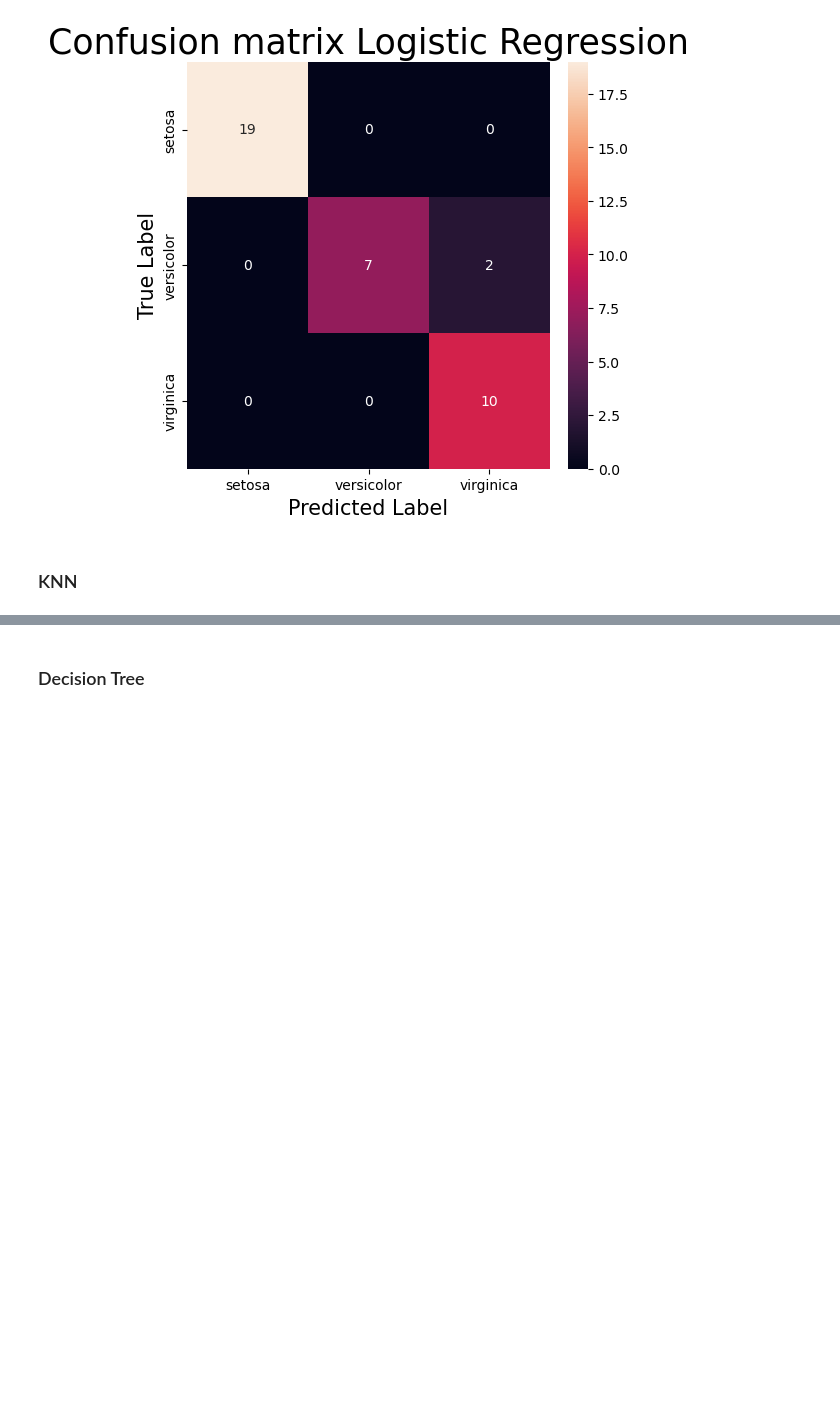
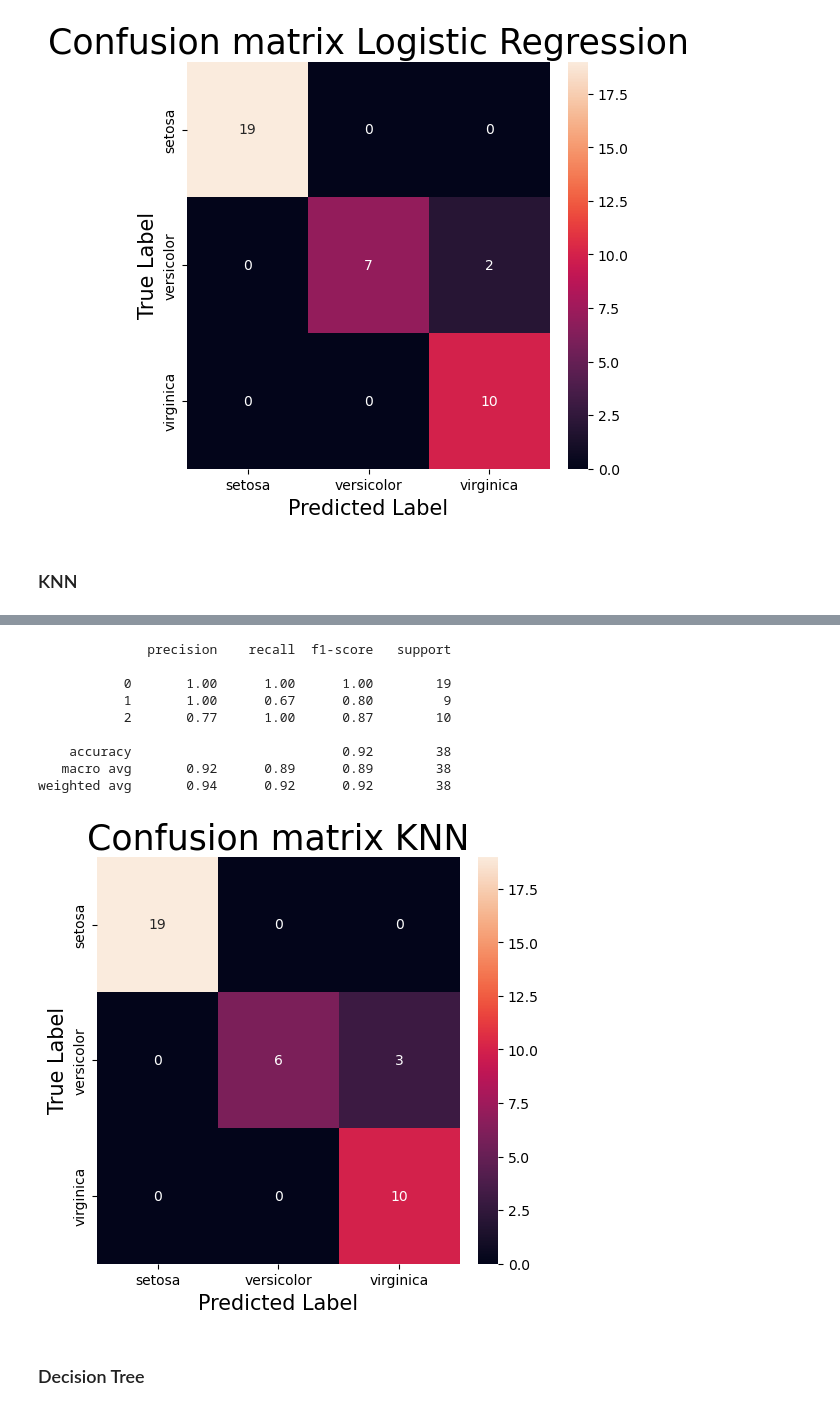
Before and after one commit to josep-audenis/Iris, a Jupyter notebook: iris.ipynb, the cells around one changed output, grey strips where cells are left out. Saved outputs shown, nothing was run; the diff lists cells and outputs as text; code cells hidden in the pictures; blank space fills up the shorter version.

```diff
--- a/iris.ipynb
+++ b/iris.ipynb
@@ -219,3 +236,23 @@ weighted avg       0.96      0.95      0.95        38
+# %%
+print(classification_report(y_test, y_pred))
+
+plt.figure(figsize=(5,5), layout="constrained")
+plt.title("Confusion matrix KNN", fontsize=25)
+sns.heatmap(confusion_matrix(y_test, y_pred), annot = True, xticklabels=class_names, yticklabels=class_names)
+plt.xlabel("Predicted Label", fontsize=15)
+plt.ylabel("True Label", fontsize=15)
+plt.show()
+# %% [output]
+              precision    recall  f1-score   support
+
+           0       1.00      1.00      1.00        19
+           1       1.00      0.67      0.80         9
+           2       0.77      1.00      0.87        10
+
+    accuracy                           0.92        38
+   macro avg       0.92      0.89      0.89        38
+weighted avg       0.94      0.92      0.92        38
+[figure, added]
 # %% [markdown]
 ### Decision Tree
 # %%
```
Also changed, not shown: parts of 3 cells of this notebook.
